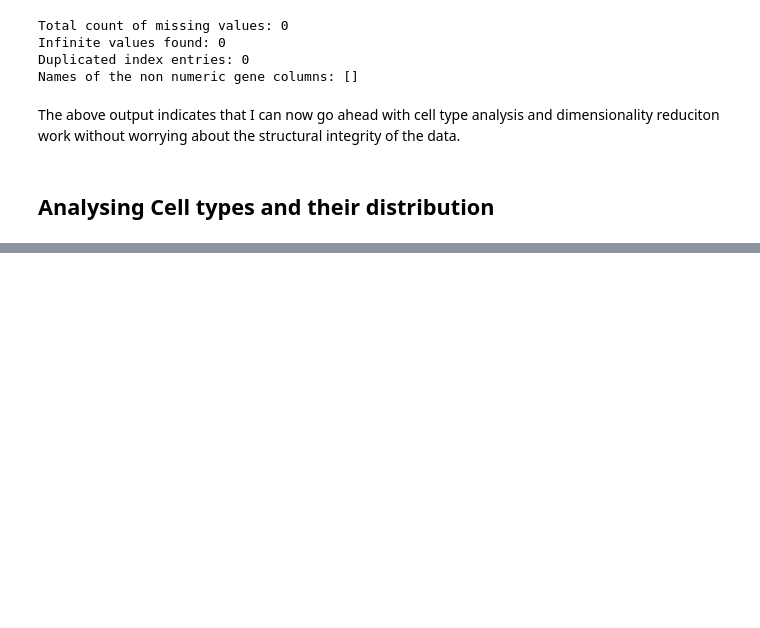
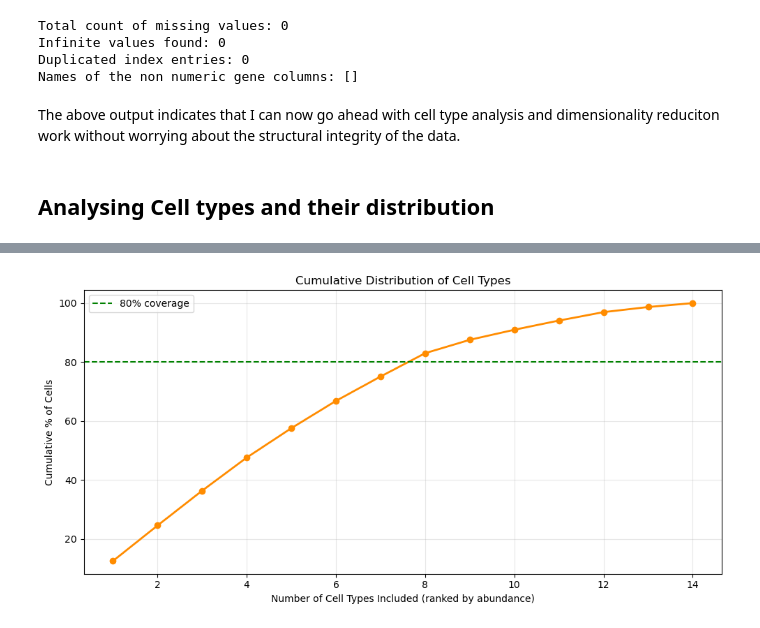
Before and after one commit to rajantidke/ML_immune_cell_type_classifier, a Jupyter notebook: Notebooks/1_Data_exploration.ipynb, the cells around one changed output, grey strips where cells are left out. Saved outputs shown, nothing was run; the diff lists cells and outputs as text; code cells hidden in the pictures; blank space fills up the shorter version.

```diff
--- a/Notebooks/1_Data_exploration.ipynb
+++ b/Notebooks/1_Data_exploration.ipynb
@@ -107,0 +195,18 @@ cell_type_df = rna_seq_data["CellType"].value_counts().ren
+# %%
+plt.figure(figsize=(10, 5))
+plt.plot(
+    range(1, len(cell_type_df) + 1),
+    cell_type_df["Cumulative %"],
+    marker="o", linewidth=2, color="darkorange"
+)
+plt.axhline(y=80, color="green", linestyle="--", label="80% coverage")
+plt.xlabel("Number of Cell Types Included (ranked by abundance)")
+plt.ylabel("Cumulative % of Cells")
+plt.title("Cumulative Distribution of Cell Types")
+plt.grid(alpha=0.3)
+plt.legend()
+plt.tight_layout()
+plt.savefig(os.path.join(PLOT_DIR, "cell_type_cumulative_dist.png"), dpi=300)
+plt.show()
+# %% [output]
+[figure, added]
```
Also changed, not shown: parts of 25 cells of this notebook, 5 other files.
